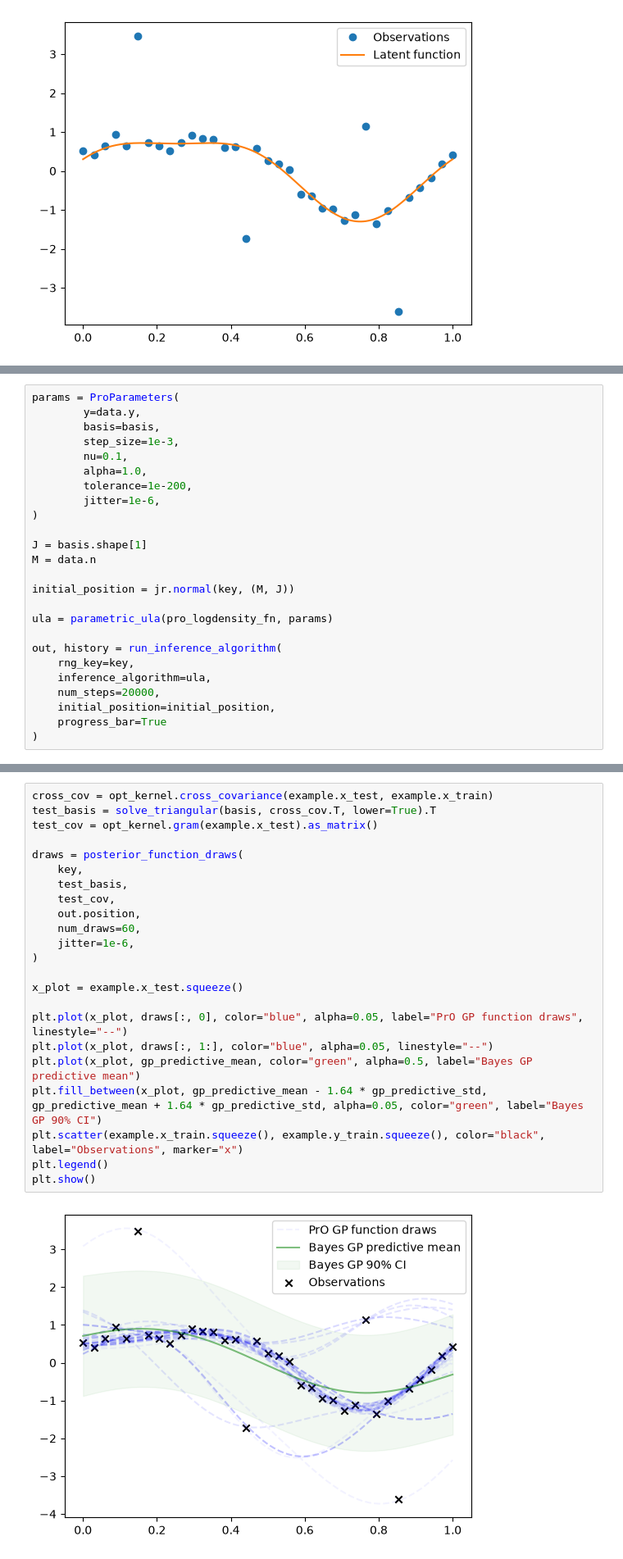
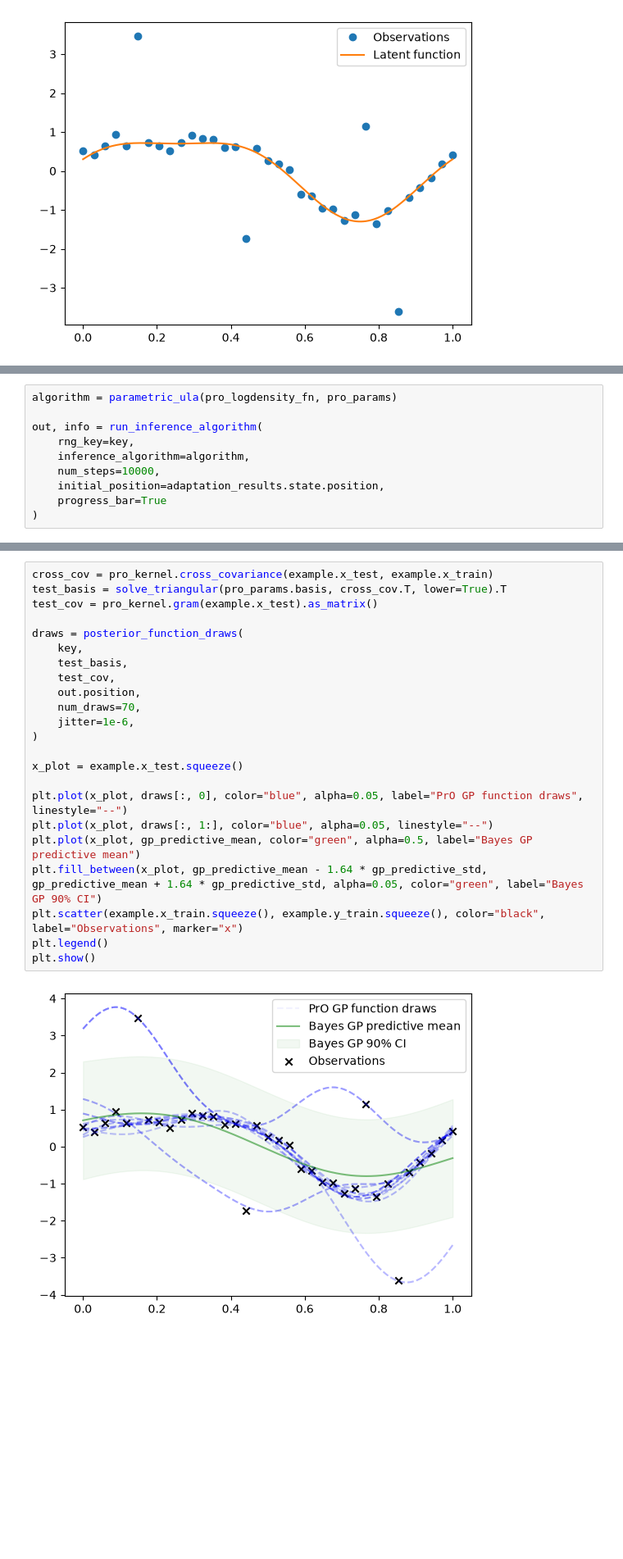
Before and after one commit to callum-kl/non-parametric-pro, a Jupyter notebook: notebooks/base_gp_adaptation.ipynb, the cells around one changed output, grey strips where cells are left out. Shown at 82% size. Cells and saved outputs as stored; diff of their text form; blank space fills up the shorter version.

Commit message:
inducing basis

```diff
--- a/notebooks/base_gp_adaptation.ipynb
+++ b/notebooks/base_gp_adaptation.ipynb
@@ -56,28 +60,3 @@ gp_predictive_dist = opt_posterior.likelihood(gp_latent_dist)
 
 gp_predictive_mean = gp_predictive_dist.mean
 gp_predictive_std = jnp.sqrt(gp_predictive_dist.variance)
-# %%
-params = ProParameters(
-        y=data.y,
-        basis=basis,
-        step_size=1e-3,
-        nu=0.1,
-        alpha=1.0,
-        tolerance=1e-200,
-        jitter=1e-6,
-)
-
-J = basis.shape[1]
-M = data.n
-
-initial_position = jr.normal(key, (M, J))
-
-ula = parametric_ula(pro_logdensity_fn, params)
-
-out, history = run_inference_algorithm(
-    rng_key=key,
-    inference_algorithm=ula,
-    num_steps=20000,
-    initial_position=initial_position,
-    progress_bar=True
-)
@@ -90,0 +114,10 @@ plt.show()
+# %%
+algorithm = parametric_ula(pro_logdensity_fn, pro_params)
+
+out, info = run_inference_algorithm(
+    rng_key=key,
+    inference_algorithm=algorithm,
+    num_steps=10000,
+    initial_position=adaptation_results.state.position,
+    progress_bar=True
+)
@@ -91,25 +126,25 @@ plt.show()
 # %%
-cross_cov = opt_kernel.cross_covariance(example.x_test, example.x_train)
-test_basis = solve_triangular(basis, cross_cov.T, lower=True).T
-test_cov = opt_kernel.gram(example.x_test).as_matrix()
+cross_cov = pro_kernel.cross_covariance(example.x_test, example.x_train)
+test_basis = solve_triangular(pro_params.basis, cross_cov.T, lower=True).T
+test_cov = pro_kernel.gram(example.x_test).as_matrix()
 
 draws = posterior_function_draws(
     key,
     test_basis,
     test_cov,
     out.position,
-    num_draws=60,
+    num_draws=70,
     jitter=1e-6,
 )
 
 x_plot = example.x_test.squeeze()
 
 plt.plot(x_plot, draws[:, 0], color="blue", alpha=0.05, label="PrO GP function draws", linestyle="--")
 plt.plot(x_plot, draws[:, 1:], color="blue", alpha=0.05, linestyle="--")
 plt.plot(x_plot, gp_predictive_mean, color="green", alpha=0.5, label="Bayes GP predictive mean")
 plt.fill_between(x_plot, gp_predictive_mean - 1.64 * gp_predictive_std, gp_predictive_mean + 1.64 * gp_predictive_std, alpha=0.05, color="green", label="Bayes GP 90% CI")
 plt.scatter(example.x_train.squeeze(), example.y_train.squeeze(), color="black", label="Observations", marker="x")
 plt.legend()
 plt.show()
 # %% [output]
-[figure, old version]
+[figure, new version]
```
Also changed, not shown: parts of 8 cells of this notebook, 5 other files.
